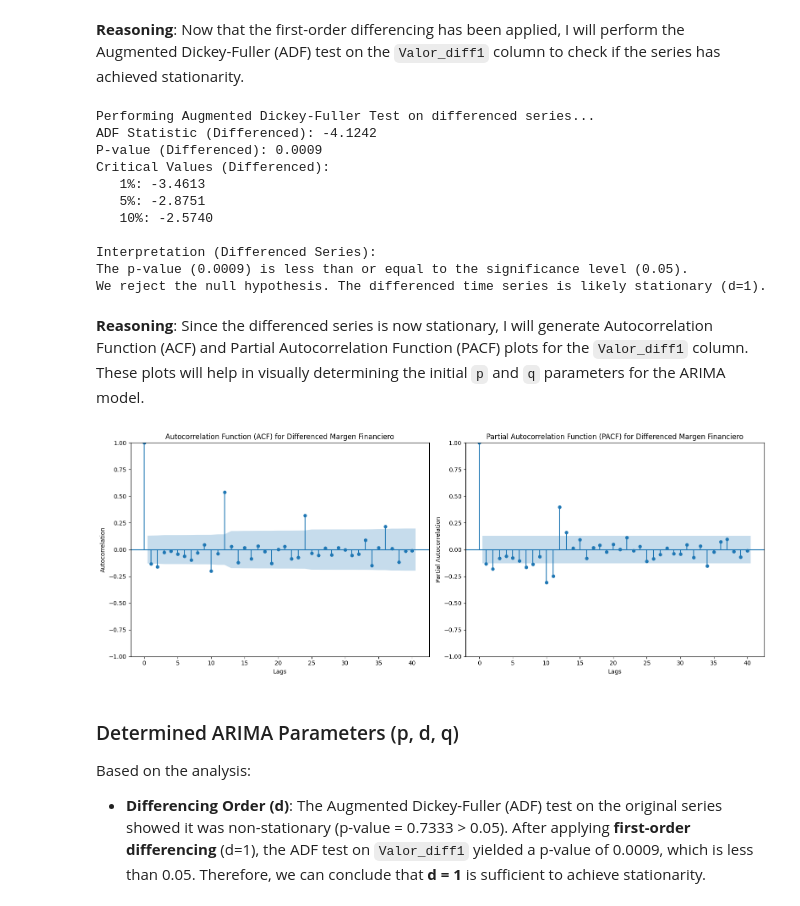
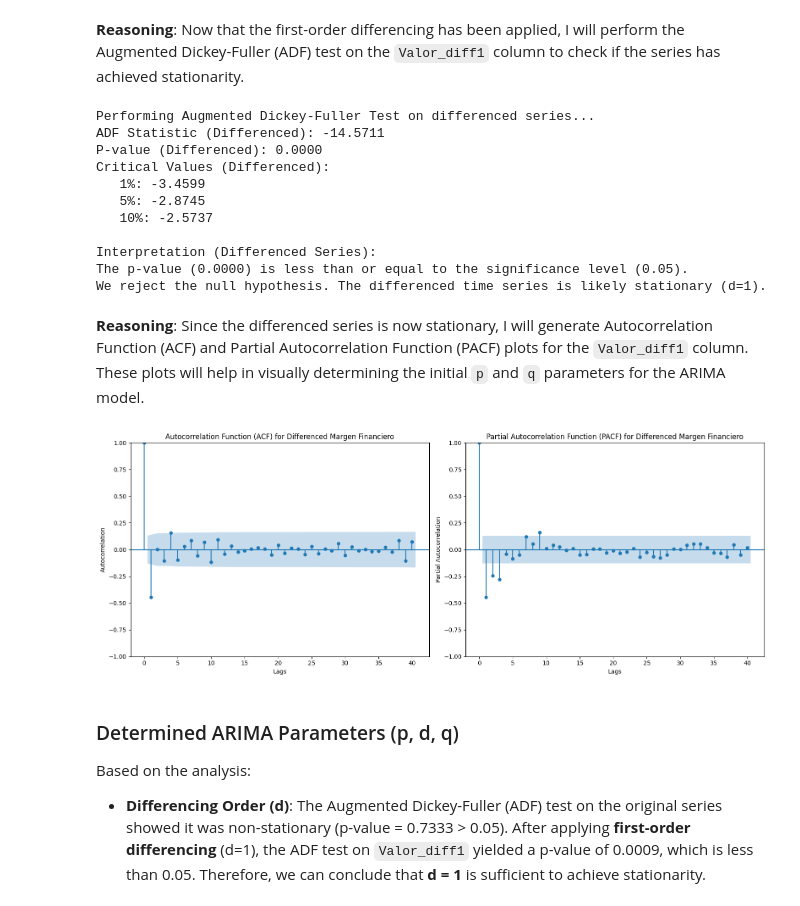
Before and after one commit to jsanchezv4/seriesdetiempo, a Jupyter notebook: sarimaMargenFinanciero.ipynb, the cells around one changed output. Drawn from its saved outputs; the diff is of its cells as text; code cells hidden in the pictures.

```diff
--- a/sarimaMargenFinanciero.ipynb
+++ b/sarimaMargenFinanciero.ipynb
@@ -122,6 +122,13 @@ Perform the Augmented Dickey-Fuller (ADF) test on the 'Valor' column of the `df_
 To perform the Augmented Dickey-Fuller (ADF) test, I need to import the `adfuller` function from the `statsmodels.tsa.stattools` module. Then, I will apply this function to the 'Valor' column of the `df_time_series` DataFrame, print the results, and interpret them to determine the stationarity of the time series.
 # %%
 from statsmodels.tsa.stattools import adfuller
+
+# Prepare df_time_series from the original df DataFrame
+# Ensure 'Fecha' is the index and 'MARGEN FINANCIERO' is renamed to 'Valor'
+df_time_series = df[['Fecha', 'MARGEN FINANCIERO']].copy()
+df_time_series['Fecha'] = pd.to_datetime(df_time_series['Fecha'])
+df_time_series = df_time_series.set_index('Fecha')
+df_time_series.rename(columns={'MARGEN FINANCIERO': 'Valor'}, inplace=True)
 
 # Perform the ADF test on the 'Valor' column
 print("Performing Augmented Dickey-Fuller Test...")
@@ -207,9 +214,12 @@ Now that the first-order differencing has been applied, I will perform the Augme
 # %%
 from statsmodels.tsa.stattools import adfuller
 
-# Perform the ADF test on the 'Valor_diff1' column
+# Calculate the first-order differenced series
+differenced_series = df_time_series['Valor'].diff().dropna()
+
+# Perform the ADF test on the differenced series
 print("Performing Augmented Dickey-Fuller Test on differenced series...")
-adf_test_diff = adfuller(df_time_series['Valor_diff1'].dropna())
+adf_test_diff = adfuller(differenced_series)
 
 # Extract and print test results
 adf_statistic_diff = adf_test_diff[0]
@@ -233,15 +243,15 @@ else:
     print("We fail to reject the null hypothesis. The differenced time series is likely non-stationary, consider further differencing.")
 # %% [output]
 Performing Augmented Dickey-Fuller Test on differenced series...
-ADF Statistic (Differenced): -4.1242
-P-value (Differenced): 0.0009
+ADF Statistic (Differenced): -14.5711
+P-value (Differenced): 0.0000
 Critical Values (Differenced):
-   1%: -3.4613
-   5%: -2.8751
-   10%: -2.5740
+   1%: -3.4599
+   5%: -2.8745
+   10%: -2.5737
 
 Interpretation (Differenced Series):
-The p-value (0.0009) is less than or equal to the significance level (0.05).
+The p-value (0.0000) is less than or equal to the significance level (0.05).
 We reject the null hypothesis. The differenced time series is likely stationary (d=1).
 # %% [markdown]
 **Reasoning**:
@@ -249,27 +259,27 @@ Since the differenced series is now stationary, I will generate Autocorrelation
 # %%
 import matplotlib.pyplot as plt
 from statsmodels.graphics.tsaplots import plot_acf, plot_pacf
 
 # Create a figure with two subplots for ACF and PACF of the differenced series
 fig, axes = plt.subplots(1, 2, figsize=(16, 6))
 
-# Generate ACF plot for the differenced series
-plot_acf(df_time_series['Valor_diff1'].dropna(), ax=axes[0], lags=40) # lags can be adjusted
+# Generate ACF plot for the differenced series using the 'differenced_series' variable
+plot_acf(differenced_series, ax=axes[0], lags=40) # lags can be adjusted
 axes[0].set_title('Autocorrelation Function (ACF) for Differenced Margen Financiero')
 axes[0].set_xlabel('Lags')
 axes[0].set_ylabel('Autocorrelation')
 
-# Generate PACF plot for the differenced series
-plot_pacf(df_time_series['Valor_diff1'].dropna(), ax=axes[1], lags=40) # lags can be adjusted
+# Generate PACF plot for the differenced series using the 'differenced_series' variable
+plot_pacf(differenced_series, ax=axes[1], lags=40) # lags can be adjusted
 axes[1].set_title('Partial Autocorrelation Function (PACF) for Differenced Margen Financiero')
 axes[1].set_xlabel('Lags')
 axes[1].set_ylabel('Partial Autocorrelation')
 
 # Adjust layout to prevent titles and labels from overlapping
 plt.tight_layout()
 plt.show()
 # %% [output]
-[figure, old version]
+[figure, new version]
 # %% [markdown]
 ### Determined ARIMA Parameters (p, d, q)
 
```
Also changed, not shown: parts of 22 cells of this notebook.
